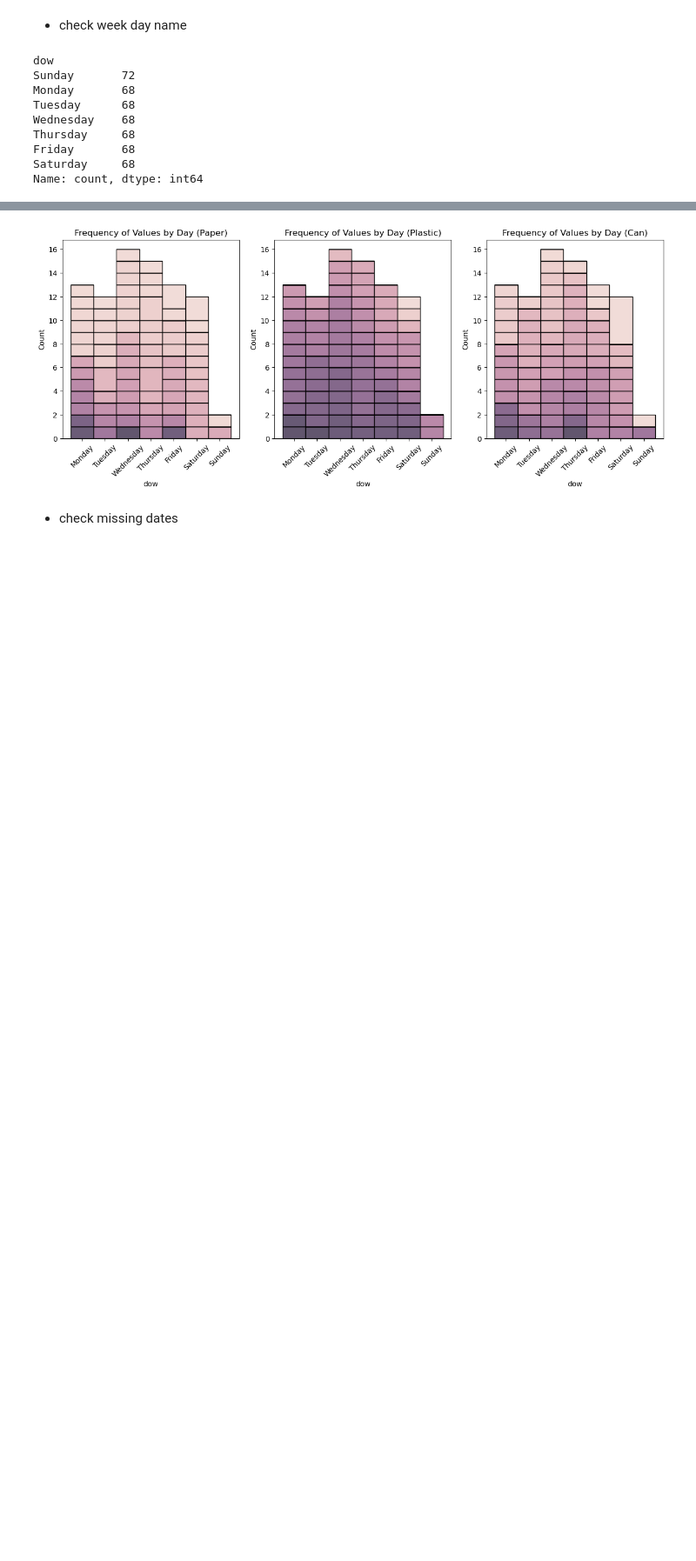
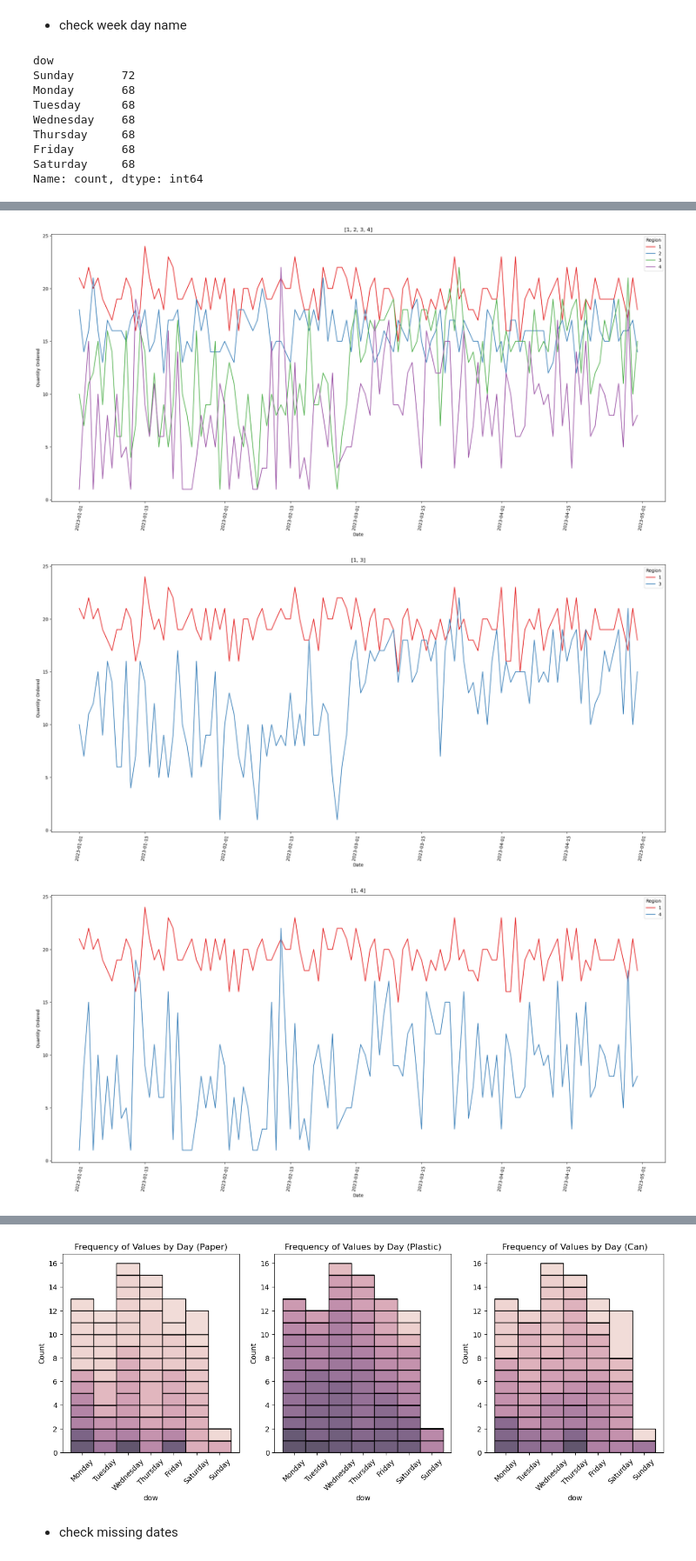
Before and after one commit to Alphteow/EconsModel, a Jupyter notebook: Econ_Group_Project3.ipynb, the cells around one changed output, grey strips where cells are left out. Shown at 87% size. Drawn from its saved outputs; the diff is of its cells as text; code cells hidden in the pictures; blank space fills up the shorter version.

Commit message:
lineplot groupby region

```diff
--- a/Econ_Group_Project3.ipynb
+++ b/Econ_Group_Project3.ipynb
@@ -104,0 +130,16 @@ Name: count, dtype: int64
+# %%
+# plot
+region_combination = [[1,2,3,4],[1,3],[1,4],[2,3],[2,4]]
+
+for i, region in enumerate(region_combination):
+    plt.figure(figsize=(20, 10))
+    subset = df[df['Region'].isin(region)]
+    sns.lineplot(data=subset, x='Date',y='Quantity Ordered', hue='Region', palette='Set1')
+    plt.title(f'{region}')
+    plt.xticks(rotation=80)
+    plt.tight_layout()
+    plt.show()
+# %% [output]
+[figure, added]
+[figure, added]
+[figure, added]
```
Also changed, not shown: parts of 4 cells of this notebook.
